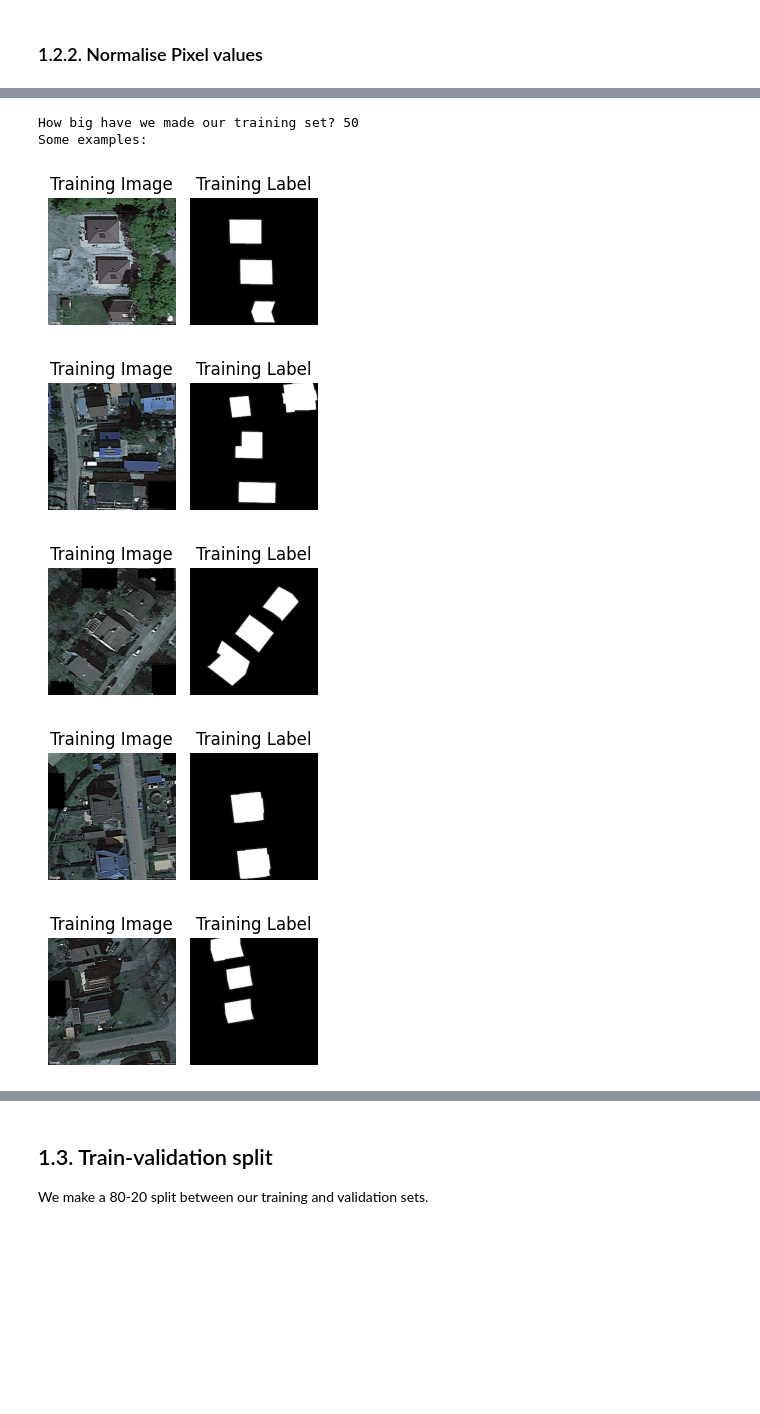
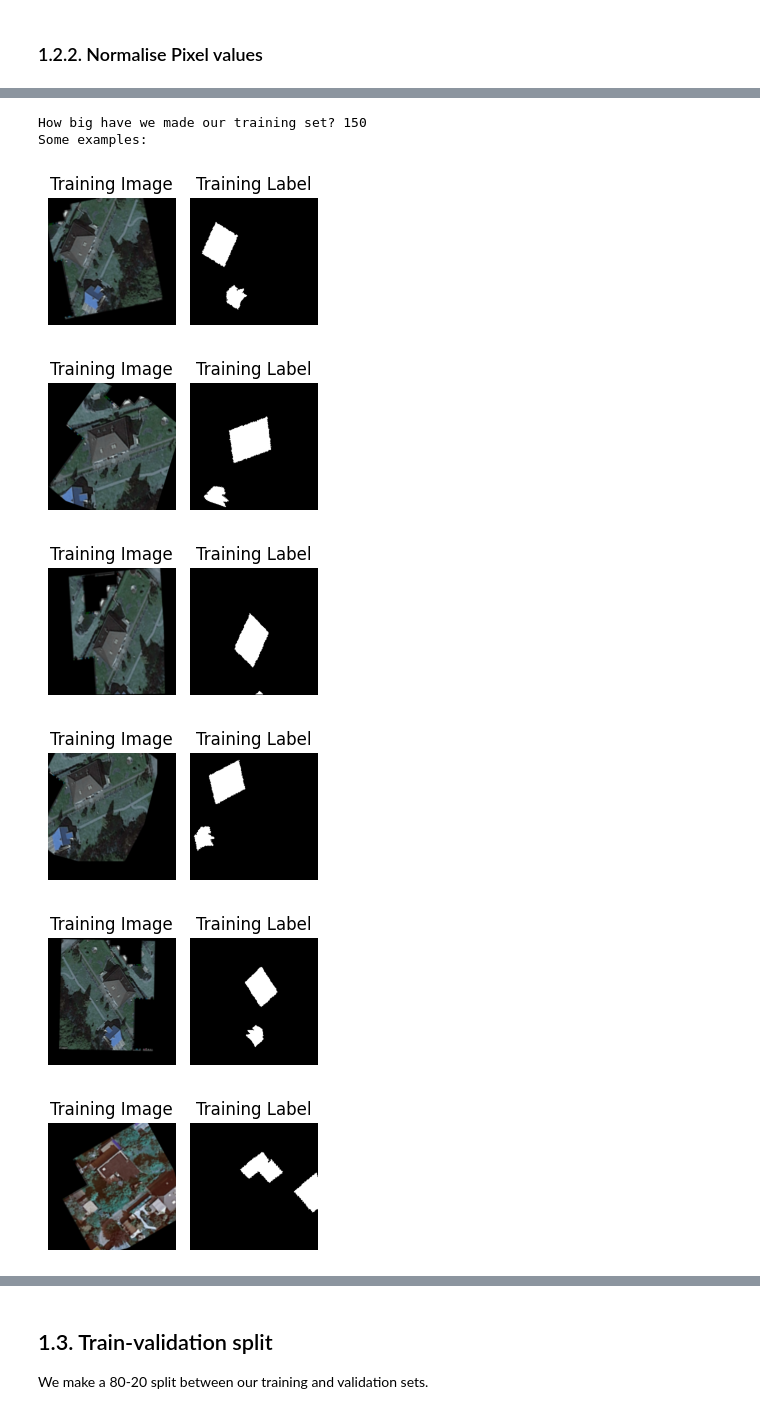
Before and after one commit to abhirup-ghosh/rooftop-detection-unet-image-segmentation, a Jupyter notebook: notebooks/data-wrangling-preprocessing.ipynb, the cells around one changed output, grey strips where cells are left out. Cells and saved outputs as stored; diff of their text form; code cells hidden in the pictures; blank space fills up the shorter version.

```diff
--- a/notebooks/data-wrangling-preprocessing.ipynb
+++ b/notebooks/data-wrangling-preprocessing.ipynb
@@ -140,6 +140,7 @@ This step is important since we have only 25 training samples. This will increas
 # %%
 # Apply techniques like rotation, flipping, scaling, etc. to increase training data size
 import imgaug.augmenters as iaa
+from imgaug.augmentables.segmaps import SegmentationMapsOnImage
 
 augmenter = iaa.Sequential([
     iaa.Fliplr(0.5),  # Flip horizontally with a 50% chance
@@ -148,38 +149,56 @@ augmenter = iaa.Sequential([
     iaa.Affine(translate_percent=(-0.2, 0.2)),  # Translate image by -20% to 20% on each axis
     iaa.Affine(shear=(-20, 20)),  # Shear image by -20 to 20 degrees
     iaa.Affine(scale={"x": (0.8, 1.2), "y": (0.8, 1.2)}),  # Zoom image by 0.8 to 1.2 on each axis
-])
+],  random_order=True)
 
-augmented_train_images = augmenter(images=train_images)
-augmented_train_labels = augmenter(images=train_labels)
+# Apply transformations identically to image and map
+# Make 5 augmentations for each image/map pair
+
+augmented_train_images = []
+augmented_train_labels = []
+
+for idx in range(len(train_images)):
+    image = train_images[idx]
+    segmap = SegmentationMapsOnImage(train_labels[idx], shape=train_labels[idx].shape)
+
+    for _ in range(5):
+        images_aug_i, segmaps_aug_i = augmenter(image=image, segmentation_maps=segmap)
+        augmented_train_images.append(images_aug_i)
+        augmented_train_labels.append(segmaps_aug_i.arr)
+
+# Combine with original dataset of 25 images
 train_images = np.concatenate([train_images, augmented_train_images])
-train_labels = np.concatenate([train_labels, augmented_train_labels])
+train_labels = np.concatenate([train_labels, np.squeeze(augmented_train_labels)])
 # %%
 print(f"How big have we made our training set? {len(train_images)}")
 print("Some examples:")
 
-for index in range(len(train_images))[:5]:
+# Display some random examples from the augmented set, to ensure
+# augmentation has been performed, and that it has been performed
+# identically to image/map pair
+for index in range(len(augmented_train_images))[-10:]:
 
     plt.figure(figsize=(3,2))
     # Training image
     plt.subplot(1, 2, 1)
-    plt.imshow(train_images[index])
+    plt.imshow(augmented_train_images[index])
     plt.title('Training Image')
     plt.axis('off')
 
     # Training label
     plt.subplot(1, 2, 2)
-    plt.imshow(train_labels[index], cmap='gray')
+    plt.imshow(augmented_train_labels[index], cmap='gray')
     plt.title('Training Label')
     plt.axis('off')
 
     plt.tight_layout()
     plt.show()
 # %% [output]
-How big have we made our training set? 50
+How big have we made our training set? 150
 Some examples:
-[figure, old version]
+[figure, new version]
-[figure, old version]
+[figure, new version]
-[figure, old version]
+[figure, new version]
-[figure, old version]
+[figure, new version]
-[figure, old version]
+[figure, new version]
+[figure, added]
```
Also changed, not shown: parts of 7 cells of this notebook.
